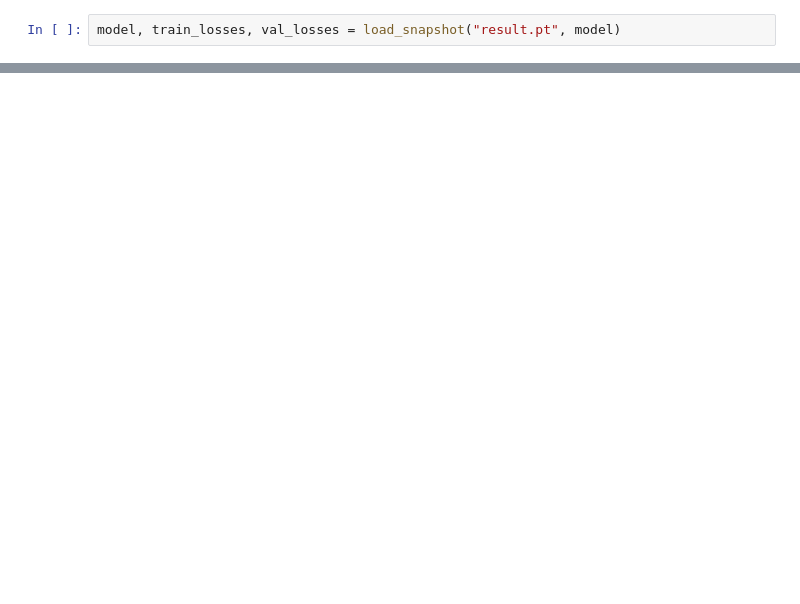
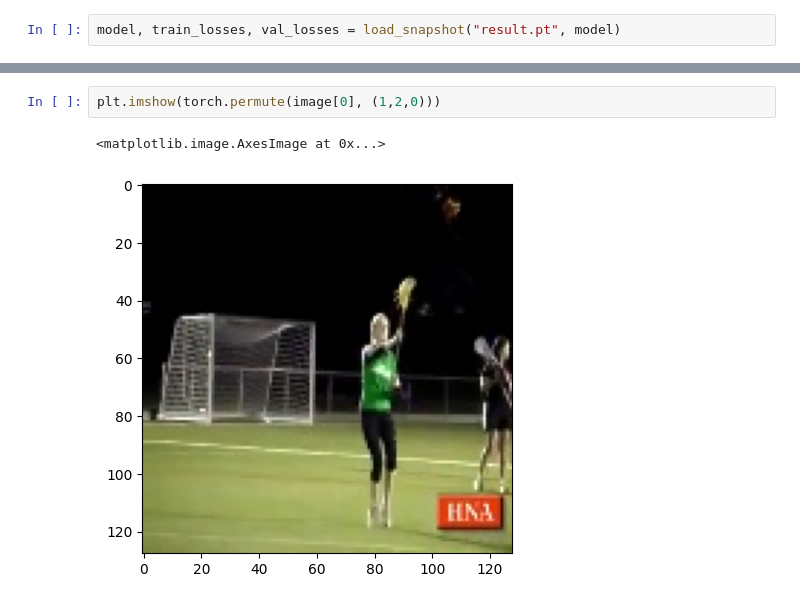
Before and after one commit to roman0810/sound2image, a Jupyter notebook: eval.ipynb, the cells around one changed output, grey strips where cells are left out. Drawn from its saved outputs; the diff is of its cells as text; blank space fills up the shorter version.

```diff
--- a/eval.ipynb
+++ b/eval.ipynb
@@ -79,0 +91,5 @@ plt.imshow(torch.permute(generated_image[0].cpu()*0.5+0.5, (1,2,0)).numpy())
+# %%
+plt.imshow(torch.permute(image[0], (1,2,0)))
+# %% [output]
+<matplotlib.image.AxesImage at 0x...>
+[figure, added]
```
Also changed, not shown: parts of 7 cells of this notebook, 3 other files.
